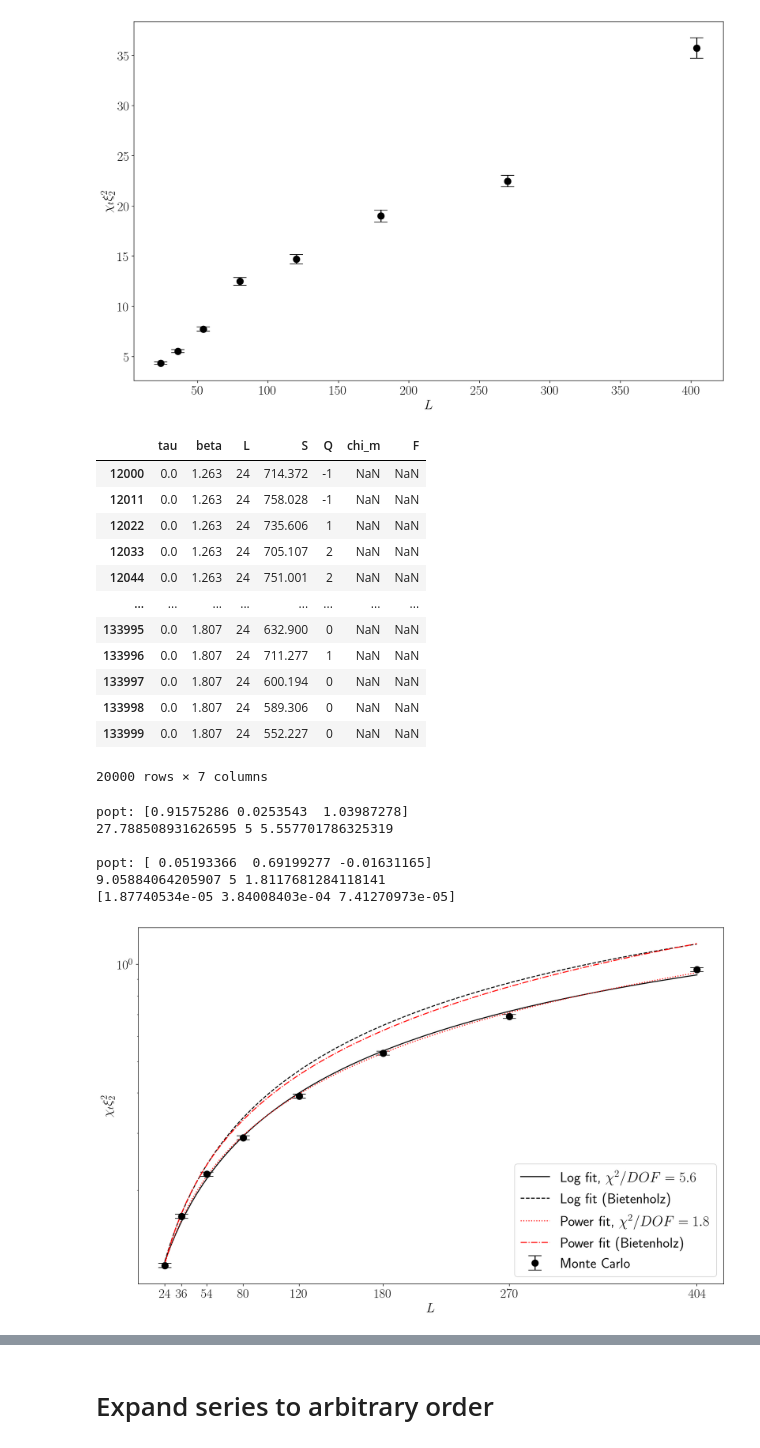
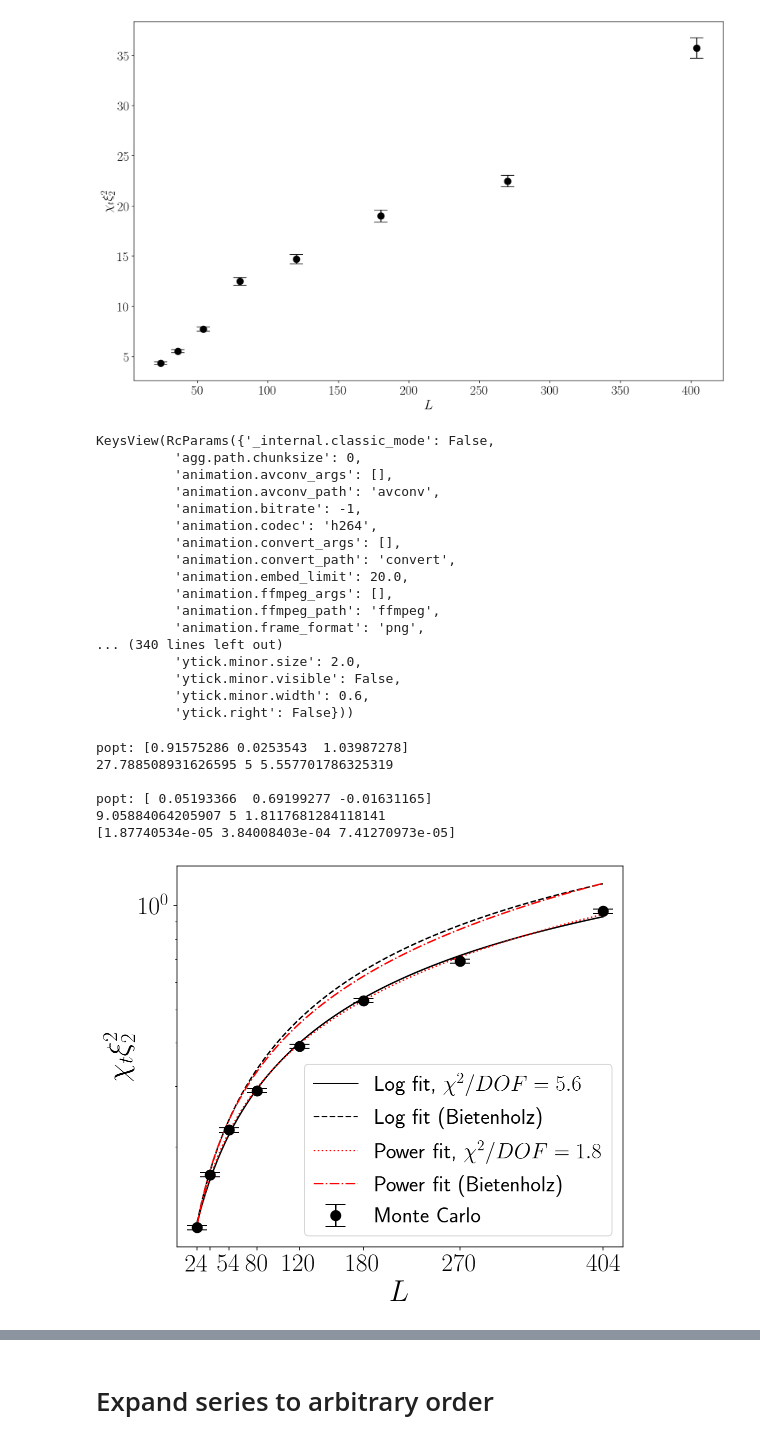
Before and after one commit to stuartthomas25/honors-thesis, a Jupyter notebook: code/gradient_flow.ipynb, the cells around one changed output, grey strips where cells are left out. Saved outputs shown, nothing was run; the diff lists cells and outputs as text; code cells hidden in the pictures.

```diff
--- a/code/gradient_flow.ipynb
+++ b/code/gradient_flow.ipynb
@@ -829,20 +846,29 @@ Text(0.5, 0, '$L$')
 # %%
 data = get_data('data_bugtest')
 # %%
+rcParams.keys()
 # %% [output]
-|  | tau | beta | L | S | Q | chi_m | F |
-| 12000 | 0.0 | 1.263 | 24 | 714.372 | -1 | NaN | NaN |
-| 12011 | 0.0 | 1.263 | 24 | 758.028 | -1 | NaN | NaN |
-| 12022 | 0.0 | 1.263 | 24 | 735.606 | 1 | NaN | NaN |
-| 12033 | 0.0 | 1.263 | 24 | 705.107 | 2 | NaN | NaN |
-| 12044 | 0.0 | 1.263 | 24 | 751.001 | 2 | NaN | NaN |
-| ... | ... | ... | ... | ... | ... | ... | ... |
-| 133995 | 0.0 | 1.807 | 24 | 632.900 | 0 | NaN | NaN |
-| 133996 | 0.0 | 1.807 | 24 | 711.277 | 1 | NaN | NaN |
-| 133997 | 0.0 | 1.807 | 24 | 600.194 | 0 | NaN | NaN |
-| 133998 | 0.0 | 1.807 | 24 | 589.306 | 0 | NaN | NaN |
-| 133999 | 0.0 | 1.807 | 24 | 552.227 | 0 | NaN | NaN |
-20000 rows × 7 columns
+KeysView(RcParams({'_internal.classic_mode': False,
+          'agg.path.chunksize': 0,
+          'animation.avconv_args': [],
+          'animation.avconv_path': 'avconv',
+          'animation.bitrate': -1,
+          'animation.codec': 'h264',
+          'animation.convert_args': [],
+          'animation.convert_path': 'convert',
+          'animation.embed_limit': 20.0,
+          'animation.ffmpeg_args': [],
+          'animation.ffmpeg_path': 'ffmpeg',
+          'animation.frame_format': 'png',
+... (340 lines left out)
+          'ytick.minor.size': 2.0,
+          'ytick.minor.visible': False,
+          'ytick.minor.width': 0.6,
+          'ytick.right': False}))
+# %%
+rcParams['axes.labelsize'] = 30.0
+rcParams['xtick.labelsize'] = 25.0
+rcParams['ytick.labelsize'] = 25.0
 # %%
 from scipy.optimize import curve_fit
 data = get_data("data5_fixed")
@@ -850,7 +876,8 @@ xi2s = bietenholz_params.xi2.to_numpy()
 Ls = bietenholz_params.L.to_numpy()
 y = np.zeros_like(xi2s)
 yerr = np.zeros_like(xi2s)
-plt.figure(figsize=(16,10))
+plt.figure(figsize=(8,7))
+
 
 tau = 0.
 trial = data
@@ -902,35 +929,35 @@ plt.plot(fit_L, fitlog(fit_xi2, 1.3, 0.021, 1.014), 'k--', label=f"Log fit (Biet
 print()
 
 popt, pcov = curve_fit(fitpow, xi2s[:cap], y[:cap], p0=(1, 1, 0), sigma=yerr[:cap], absolute_sigma = True)
 yexp = fitpow(xi2s, *popt)
 r = y - yexp
 chisq = np.sum(((r/yerr)**2)[:cap])
 df = cap - 3
 print("popt:",popt)
 print(chisq,df,chisq/df)
 plt.plot(fit_L, fitpow(fit_xi2, *popt), color='red', ls=':', label=f"Power fit, \t$\\chi^2/DOF={chisq/df:.1f}$")
 
 plt.plot(fit_L, fitpow(fit_xi2, 0.0522, 0.741, -0.026), color='red', ls='-.', label=f"Power fit (Bietenholz)")
 
 
 plt.legend()
 
-plt.gca().set_xticklabels([f"${int(L)}$" for L in Ls])
 plt.gca().set_xticks(Ls)
+plt.gca().set_xticklabels([f"${int(L)}$" if L>40 or L==24 else "" for L in Ls])
 plt.yscale('log')
 #plt.ylim((0.1,1.3))
 
 
 
 print(np.diagonal(pcov))
 # %% [output]
 popt: [0.91575286 0.0253543  1.03987278]
 27.788508931626595 5 5.557701786325319
 
 popt: [ 0.05193366  0.69199277 -0.01631165]
 9.05884064205907 5 1.8117681284118141
 [1.87740534e-05 3.84008403e-04 7.41270973e-05]
-[figure, old version]
+[figure, new version]
 # %%
 from scipy.optimize import curve_fit
 data = get_data("data5_fixed")
```
Also changed, not shown: parts of 5 cells of this notebook, 2 other files.
